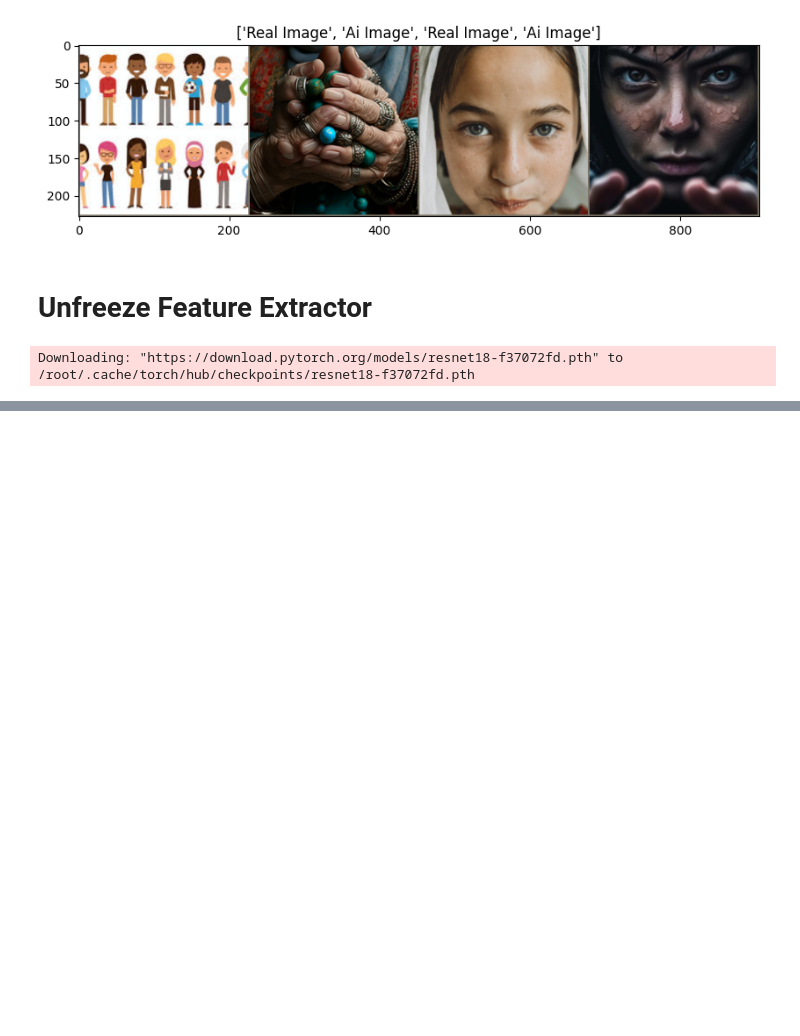
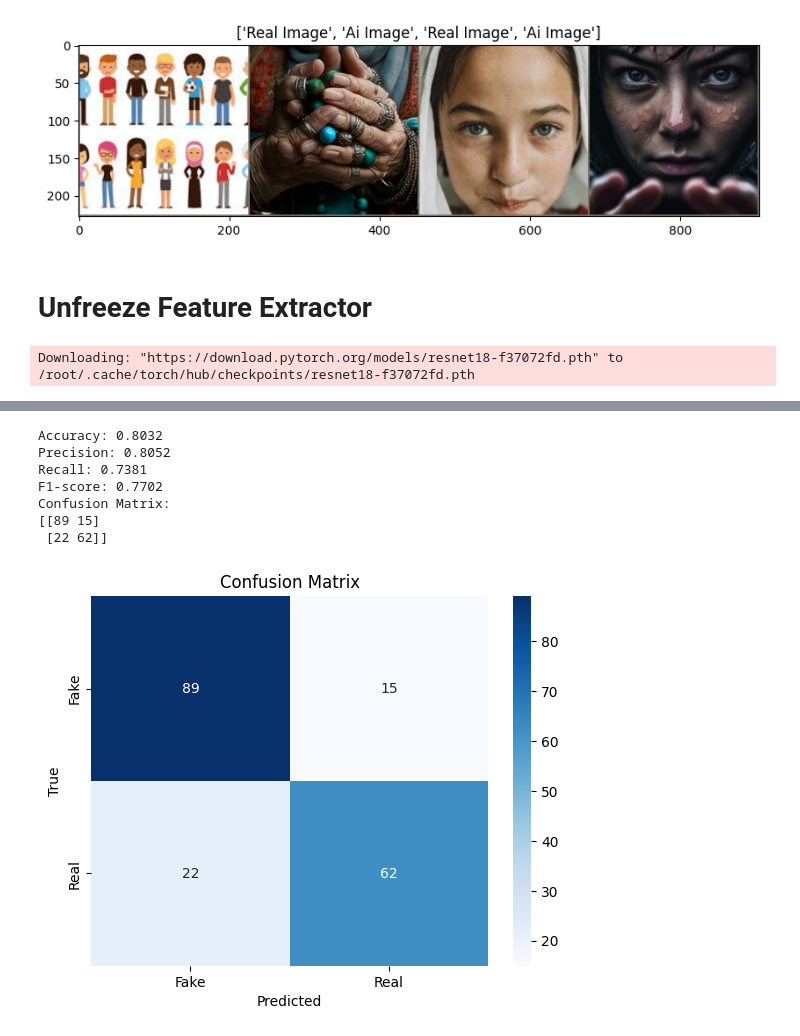
Before and after one commit to cammixx/VeriMage-ImgDect, a Jupyter notebook: aiImage-realImage-classification.ipynb, the cells around one changed output, grey strips where cells are left out. Cells and saved outputs as stored; diff of their text form; code cells hidden in the pictures; blank space fills up the shorter version.

Commit message:
Modified to add the code for model evaluation

```diff
--- a/aiImage-realImage-classification.ipynb
+++ b/aiImage-realImage-classification.ipynb
@@ -290,0 +291,58 @@ Epoch 8/24
+# %%
+from sklearn.metrics import accuracy_score, precision_score, recall_score, f1_score, confusion_matrix
+import seaborn as sns
+import matplotlib.pyplot as plt
+
+# Assuming model and dataloaders are already defined
+
+def evaluate_model(model, dataloader, device):
+    model.eval()  # Set the model to evaluation mode
+    y_true = []
+    y_pred = []
+
+    with torch.no_grad():  # No need to compute gradients during testing
+        for inputs, labels in dataloader:
+            inputs = inputs.to(device)
+            labels = labels.to(device)
+
+            outputs = model(inputs)
+            _, preds = torch.max(outputs, 1)
+
+            y_true.extend(labels.cpu().numpy())
+            y_pred.extend(preds.cpu().numpy())
+
+    # Calculate the classification metrics
+    accuracy = accuracy_score(y_true, y_pred)
+    precision = precision_score(y_true, y_pred)
+    recall = recall_score(y_true, y_pred)
+    f1 = f1_score(y_true, y_pred)
+
+    # Print the classification metrics
+    print(f'Accuracy: {accuracy:.4f}')
+    print(f'Precision: {precision:.4f}')
+    print(f'Recall: {recall:.4f}')
+    print(f'F1-score: {f1:.4f}')
+
+    # Confusion matrix
+    cm = confusion_matrix(y_true, y_pred)
+    print('Confusion Matrix:')
+    print(cm)
+
+    # Plot confusion matrix
+    sns.heatmap(cm, annot=True, fmt='d', cmap='Blues', xticklabels=['Fake', 'Real'], yticklabels=['Fake', 'Real'])
+    plt.title('Confusion Matrix')
+    plt.xlabel('Predicted')
+    plt.ylabel('True')
+    plt.show()
+
+# After training your model, evaluate it on the validation set
+evaluate_model(model_ft, dataloaders['val'], device)
+# %% [output]
+Accuracy: 0.8032
+Precision: 0.8052
+Recall: 0.7381
+F1-score: 0.7702
+Confusion Matrix:
+[[89 15]
+ [22 62]]
+[figure, added]
```
Also changed, not shown: parts of 7 cells of this notebook.
